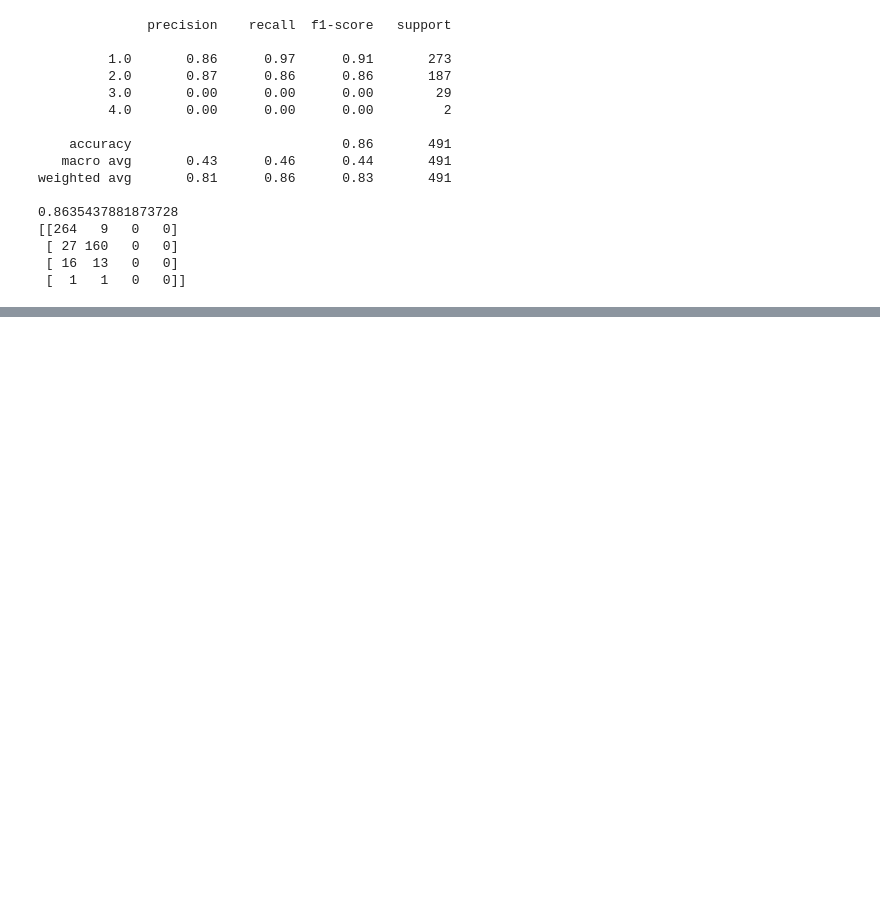
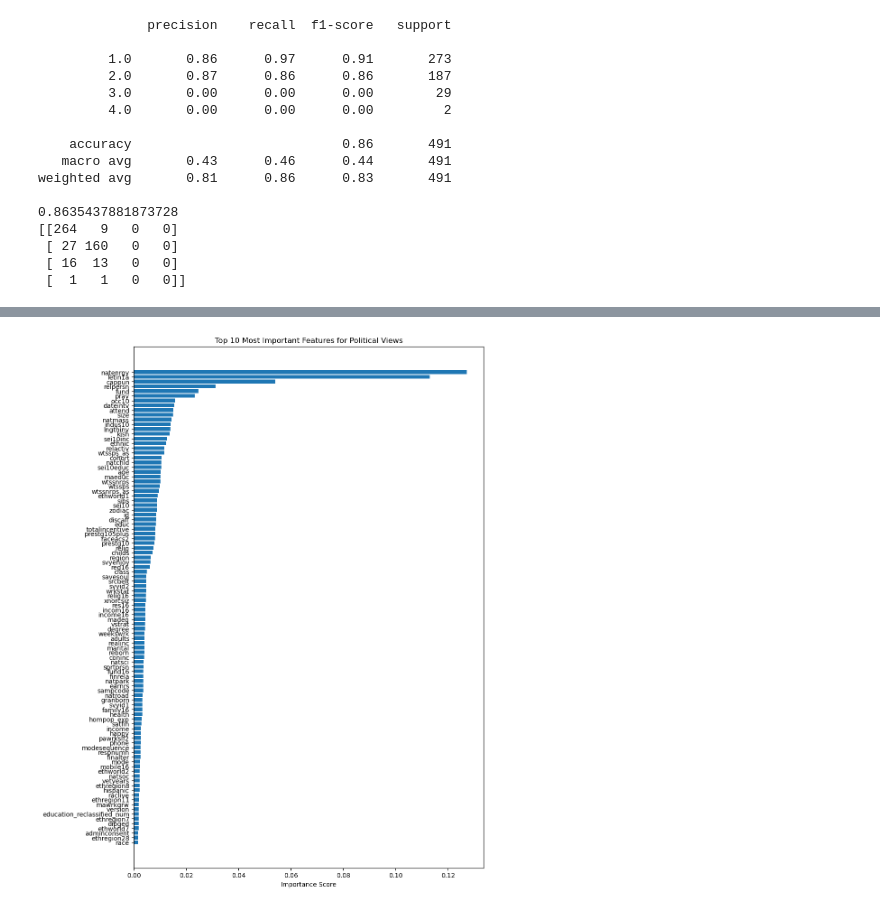
Before and after one commit to gordoncd/werenotsodifferent, a Jupyter notebook: analysis.ipynb, the cells around one changed output, grey strips where cells are left out. Saved outputs shown, nothing was run; the diff lists cells and outputs as text; code cells hidden in the pictures; blank space fills up the shorter version.

```diff
--- a/analysis.ipynb
+++ b/analysis.ipynb
@@ -385,0 +501,16 @@ ModuleNotFoundError: No module named 'xgboost'
+# %%
+
+#plot the most important features
+plt.figure(figsize=(10, 15))
+plt.barh(importance_df['Feature'][-100:], importance_df['Importance'][-100:])
+plt.xlabel("Importance Score")
+plt.title("Top 10 Most Important Features for Political Views")
+#make the labels more readable
+plt.yticks(fontsize=10)
+plt.xticks(fontsize=10)
+#increase figure size
+
+
+plt.show()
+# %% [output]
+[figure, added]
```
Also changed, not shown: parts of 10 cells of this notebook.
